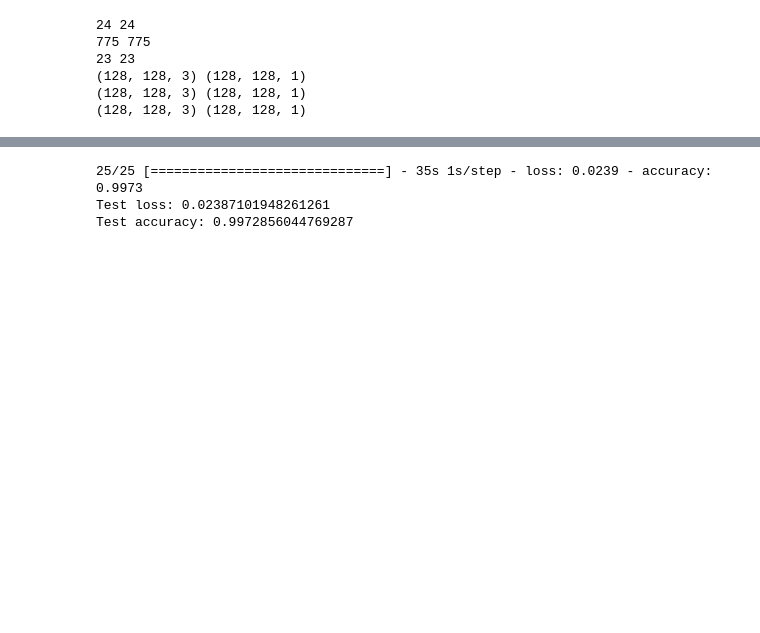
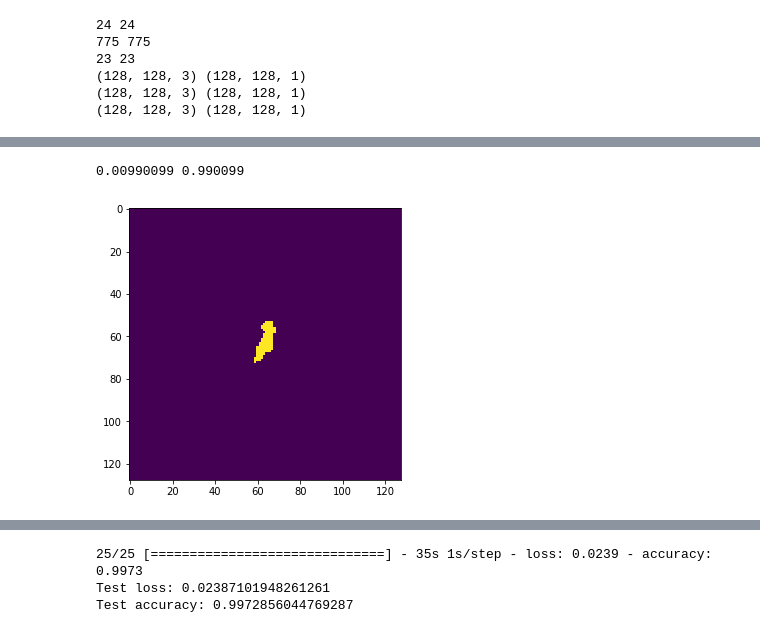
Before and after one commit to SAP-samples/btp-ai-sustainability-bootcamp, a Jupyter notebook: src/ai-models/defect-detection/notebooks/defect_detection_development_segmentation.ipynb, the cells around one changed output, grey strips where cells are left out. Drawn from its saved outputs; the diff is of its cells as text; code cells hidden in the pictures; blank space fills up the shorter version.

```diff
--- a/src/ai-models/defect-detection/notebooks/defect_detection_development_segmentation.ipynb
+++ b/src/ai-models/defect-detection/notebooks/defect_detection_development_segmentation.ipynb
@@ -151,8 +150,8 @@ df_msk_dataset_ok['label'] = 0
 #df_msk_dataset_ok
 # %%
-df_msk_dataset_ko = pd.DataFrame(columns = ['image','label'])
-df_msk_dataset_ko['image'] = msk_dataset_ko_bin
-df_msk_dataset_ko['label'] = 1
+df_msk_dataset_ko = pd.DataFrame(columns = ['mask'])
+df_msk_dataset_ko['mask'] = msk_dataset_ko_bin
+#df_msk_dataset_ko['label'] = 1
 #df_msk_dataset_ok
 # %%
 df_img_dataset_tot = pd.concat([df_img_dataset_ok,df_img_dataset_ko], ignore_index=True)
@@ -380,0 +374,8 @@ model_history = model.fit(np.array(img_train, np.float32)
+# %%
+plt.figure(figsize = (5, 5))
+plt.imshow(sample_weights[1], interpolation='nearest')
+print(np.amin(sample_weights[1]), np.amax(sample_weights[1]))
+#print(msk_test[0])
+# %% [output]
+0.00990099 0.990099
+[figure, added]
```
Also changed, not shown: parts of 64 cells of this notebook.
